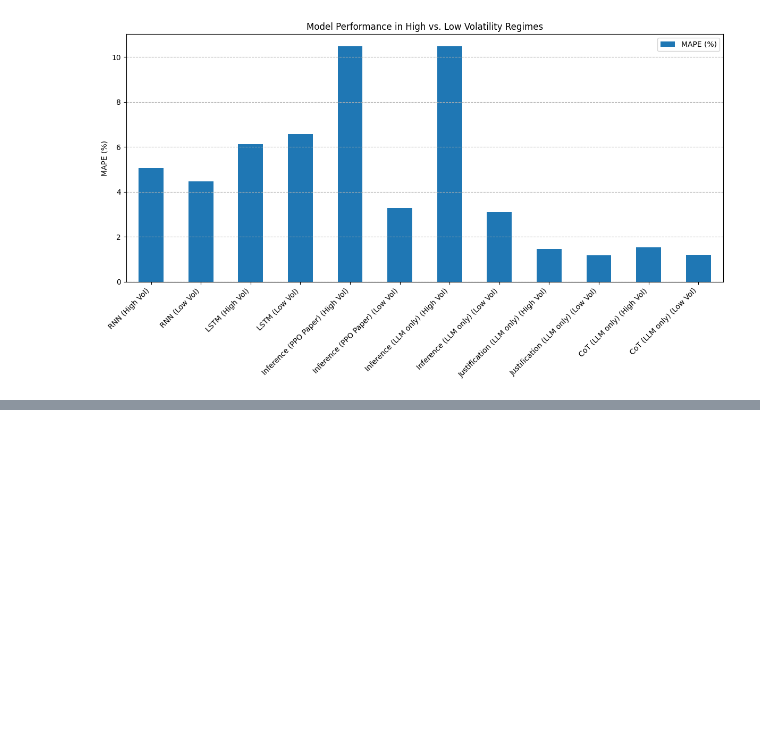
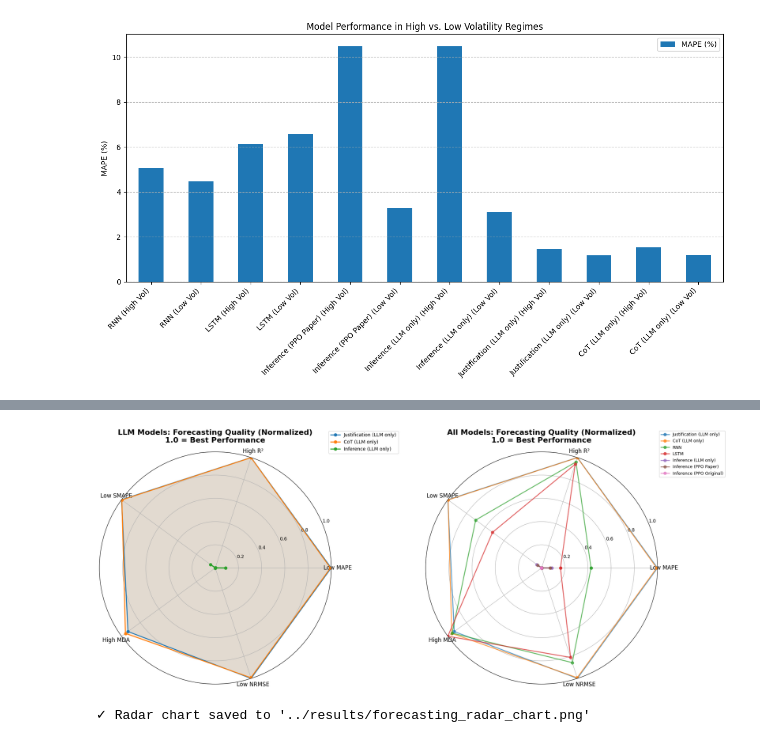
Before and after one commit to ajiayi-debug/StockPPOLLMresearch, a Jupyter notebook: model/llm_results.ipynb, the cells around one changed output, grey strips where cells are left out. Saved outputs shown, nothing was run; the diff lists cells and outputs as text; code cells hidden in the pictures; blank space fills up the shorter version.

```diff
--- a/model/llm_results.ipynb
+++ b/model/llm_results.ipynb
@@ -320,0 +564,73 @@ Segmented Performance by Market Volatility (MAPE %):
+# %%
+# Create radar chart for LLM models comparison
+if forecasting_results:
+    from math import pi
+
+    def normalize_metric(values, higher_is_better=False):
+        """Normalize to 0-1 scale where 1 is best"""
+        if higher_is_better:
+            return (values - values.min()) / (values.max() - values.min() + 1e-10)
+        else:
+            return 1 - (values - values.min()) / (values.max() - values.min() + 1e-10)
+
+    # Prepare data for radar chart
+    radar_data = forecasting_df[['Model', 'MAPE (%)', 'R² Score', 'SMAPE (%)', 'MDA (%)', 'NRMSE (%)']].copy()
+
+    # Normalize metrics (1 = best)
+    radar_data['MAPE_norm'] = normalize_metric(radar_data['MAPE (%)'], higher_is_better=False)
+    radar_data['R2_norm'] = normalize_metric(radar_data['R² Score'], higher_is_better=True)
+    radar_data['SMAPE_norm'] = normalize_metric(radar_data['SMAPE (%)'], higher_is_better=False)
+    radar_data['MDA_norm'] = normalize_metric(radar_data['MDA (%)'], higher_is_better=True)
+    radar_data['NRMSE_norm'] = normalize_metric(radar_data['NRMSE (%)'], higher_is_better=False)
+
+    # Create radar chart for LLM models only
+    llm_models_list = ['Inference (LLM only)', 'Justification (LLM only)', 'CoT (LLM only)']
+    radar_data_llm = radar_data[radar_data['Model'].isin(llm_models_list)]
+
+    if len(radar_data_llm) > 0:
+        categories = ['Low MAPE', 'High R²', 'Low SMAPE', 'High MDA', 'Low NRMSE']
+        N = len(categories)
+
+        fig, (ax1, ax2) = plt.subplots(1, 2, figsize=(20, 8), subplot_kw=dict(projection='polar'))
+
+        angles = [n / float(N) * 2 * pi for n in range(N)]
+        angles += angles[:1]
+
+        # Plot 1: LLM Models Only
+        colors_llm = ['#1f77b4', '#ff7f0e', '#2ca02c']
+        for idx, (_, row) in enumerate(radar_data_llm.iterrows()):
+            values = [row['MAPE_norm'], row['R2_norm'], row['SMAPE_norm'], row['MDA_norm'], row['NRMSE_norm']]
+            values += values[:1]
+            ax1.plot(angles, values, 'o-', linewidth=2, label=row['Model'], color=colors_llm[idx % len(colors_llm)])
+            ax1.fill(angles, values, alpha=0.15, color=colors_llm[idx % len(colors_llm)])
+
+        ax1.set_xticks(angles[:-1])
+        ax1.set_xticklabels(categories, size=12)
+        ax1.set_ylim(0, 1)
+        ax1.set_title('LLM Models: Forecasting Quality (Normalized)\n1.0 = Best Performance',
+                      size=16, fontweight='bold', pad=20)
+        ax1.legend(loc='upper right', bbox_to_anchor=(1.3, 1.1))
+        ax1.grid(True)
+
+        # Plot 2: All Models
+        for idx, (_, row) in enumerate(radar_data.iterrows()):
+            values = [row['MAPE_norm'], row['R2_norm'], row['SMAPE_norm'], row['MDA_norm'], row['NRMSE_norm']]
+            values += values[:1]
+            ax2.plot(angles, values, 'o-', linewidth=2, label=row['Model'], alpha=0.7)
+
+        ax2.set_xticks(angles[:-1])
+        ax2.set_xticklabels(categories, size=12)
+        ax2.set_ylim(0, 1)
+        ax2.set_title('All Models: Forecasting Quality (Normalized)\n1.0 = Best Performance',
+                      size=16, fontweight='bold', pad=20)
+        ax2.legend(loc='upper right', bbox_to_anchor=(1.3, 1.1), fontsize=9)
+        ax2.grid(True)
+
+        plt.tight_layout()
+        plt.savefig('../results/forecasting_radar_chart.png', dpi=300, bbox_inches='tight')
+        plt.show()
+
+        print("✓ Radar chart saved to '../results/forecasting_radar_chart.png'")
+# %% [output]
+[figure, added]
+✓ Radar chart saved to '../results/forecasting_radar_chart.png'
```
Also changed, not shown: parts of 4 cells of this notebook, 1 other file.
